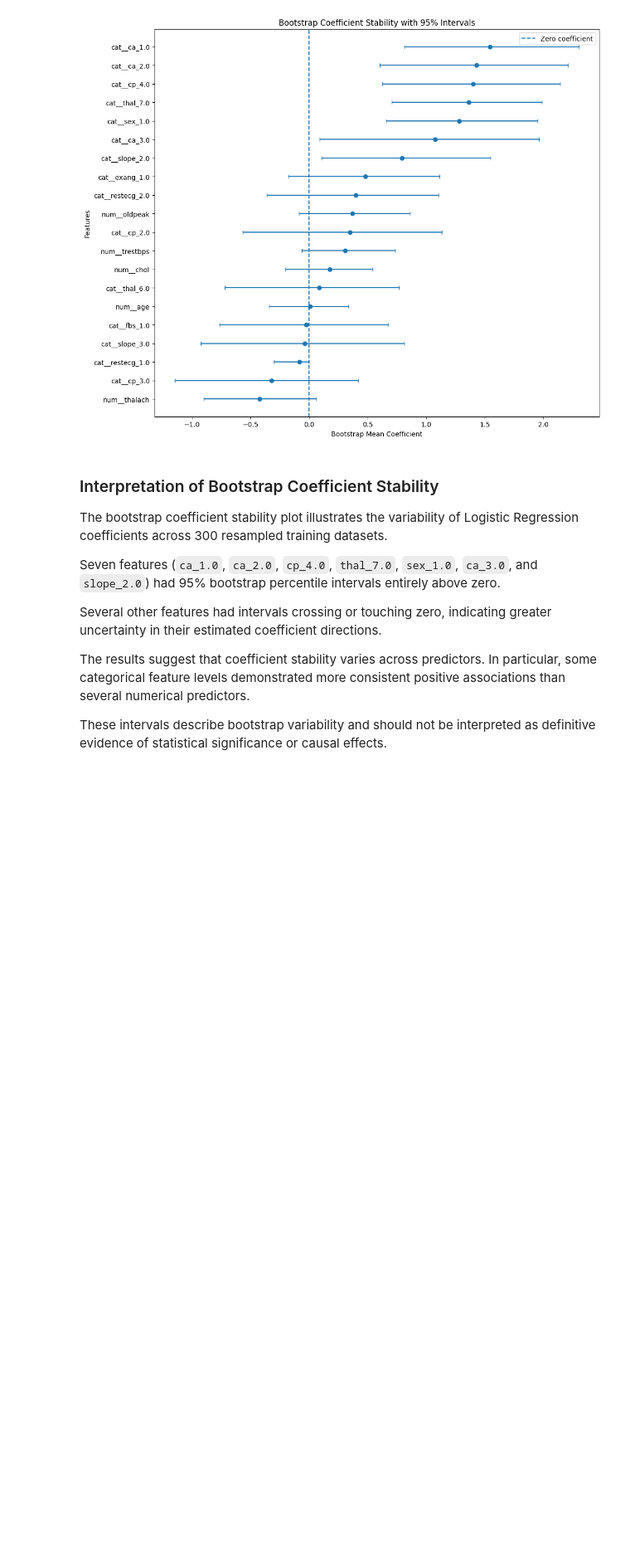
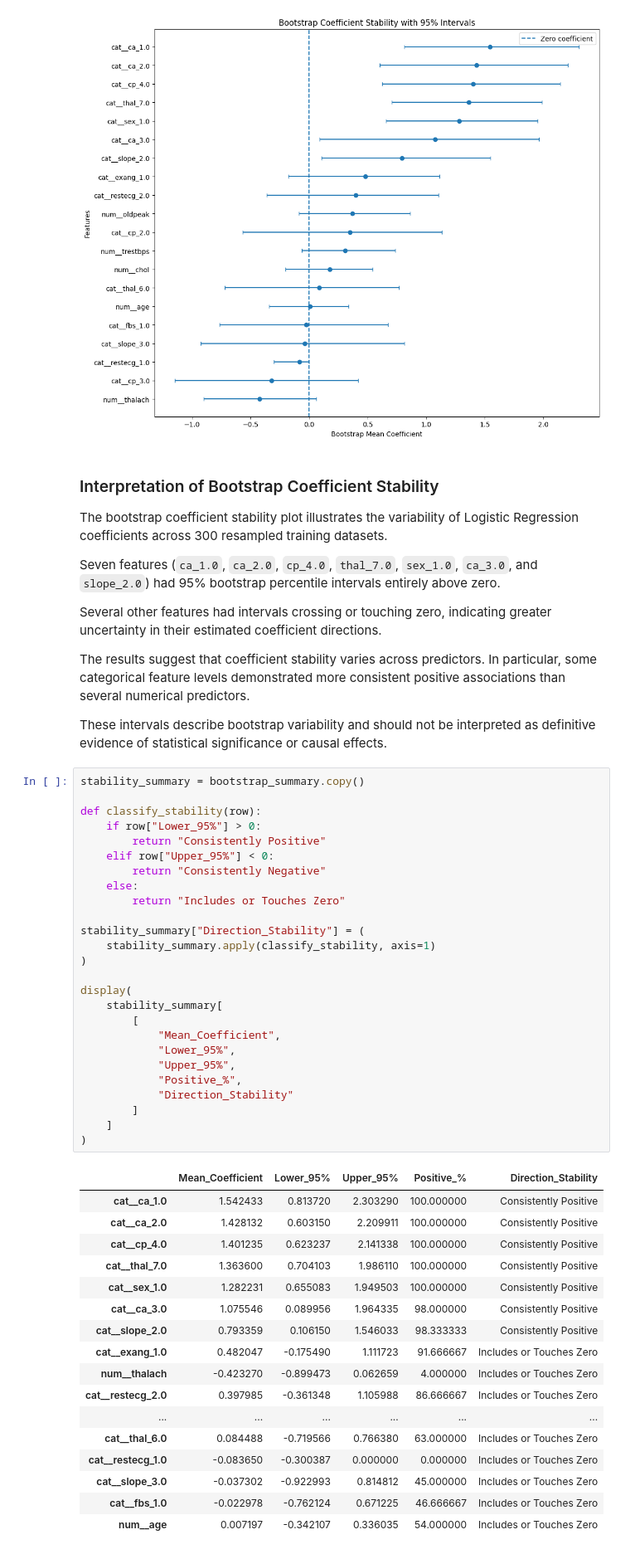
Before and after one commit to divyamohan6388-droid/cardiovascular-risk-prediction, a Jupyter notebook: notebooks/04_model_interpretation.ipynb, the cells around one changed output. Shown at 83% size. Drawn from its saved outputs; the diff is of its cells as text; blank space fills up the shorter version.

Commit message:
bootstrap coefficient stability classification

```diff
--- a/notebooks/04_model_interpretation.ipynb
+++ b/notebooks/04_model_interpretation.ipynb
@@ -591,3 +591,47 @@ Several other features had intervals crossing or touching zero, indicating great
 The results suggest that coefficient stability varies across predictors. In particular, some categorical feature levels demonstrated more consistent positive associations than several numerical predictors.
 
 These intervals describe bootstrap variability and should not be interpreted as definitive evidence of statistical significance or causal effects.
+# %%
+stability_summary = bootstrap_summary.copy()
+
+def classify_stability(row):
+    if row["Lower_95%"] > 0:
+        return "Consistently Positive"
+    elif row["Upper_95%"] < 0:
+        return "Consistently Negative"
+    else:
+        return "Includes or Touches Zero"
+
+stability_summary["Direction_Stability"] = (
+    stability_summary.apply(classify_stability, axis=1)
+)
+
+display(
+    stability_summary[
+        [
+            "Mean_Coefficient",
+            "Lower_95%",
+            "Upper_95%",
+            "Positive_%",
+            "Direction_Stability"
+        ]
+    ]
+)
+# %% [output]
+|  | Mean_Coefficient | Lower_95% | Upper_95% | Positive_% | Direction_Stability |
+| cat__ca_1.0 | 1.542433 | 0.813720 | 2.303290 | 100.000000 | Consistently Positive |
+| cat__ca_2.0 | 1.428132 | 0.603150 | 2.209911 | 100.000000 | Consistently Positive |
+| cat__cp_4.0 | 1.401235 | 0.623237 | 2.141338 | 100.000000 | Consistently Positive |
+| cat__thal_7.0 | 1.363600 | 0.704103 | 1.986110 | 100.000000 | Consistently Positive |
+| cat__sex_1.0 | 1.282231 | 0.655083 | 1.949503 | 100.000000 | Consistently Positive |
+| cat__ca_3.0 | 1.075546 | 0.089956 | 1.964335 | 98.000000 | Consistently Positive |
+| cat__slope_2.0 | 0.793359 | 0.106150 | 1.546033 | 98.333333 | Consistently Positive |
+| cat__exang_1.0 | 0.482047 | -0.175490 | 1.111723 | 91.666667 | Includes or Touches Zero |
+| num__thalach | -0.423270 | -0.899473 | 0.062659 | 4.000000 | Includes or Touches Zero |
+| cat__restecg_2.0 | 0.397985 | -0.361348 | 1.105988 | 86.666667 | Includes or Touches Zero |
+| ... | ... | ... | ... | ... | ... |
+| cat__thal_6.0 | 0.084488 | -0.719566 | 0.766380 | 63.000000 | Includes or Touches Zero |
+| cat__restecg_1.0 | -0.083650 | -0.300387 | 0.000000 | 0.000000 | Includes or Touches Zero |
+| cat__slope_3.0 | -0.037302 | -0.922993 | 0.814812 | 45.000000 | Includes or Touches Zero |
+| cat__fbs_1.0 | -0.022978 | -0.762124 | 0.671225 | 46.666667 | Includes or Touches Zero |
+| num__age | 0.007197 | -0.342107 | 0.336035 | 54.000000 | Includes or Touches Zero |
```
Also changed, not shown: parts of 1 cell of this notebook.
